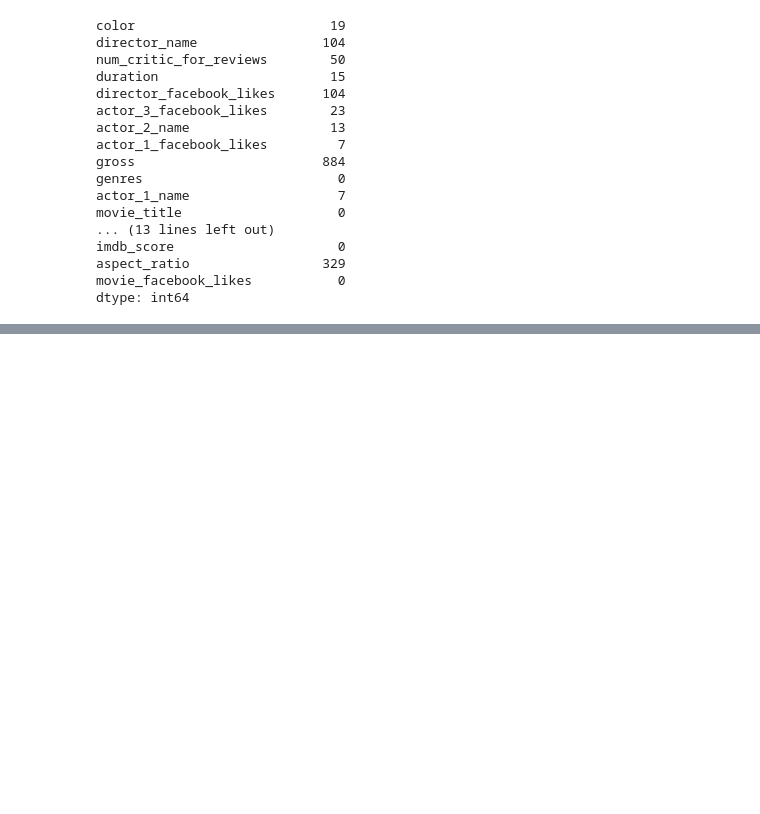
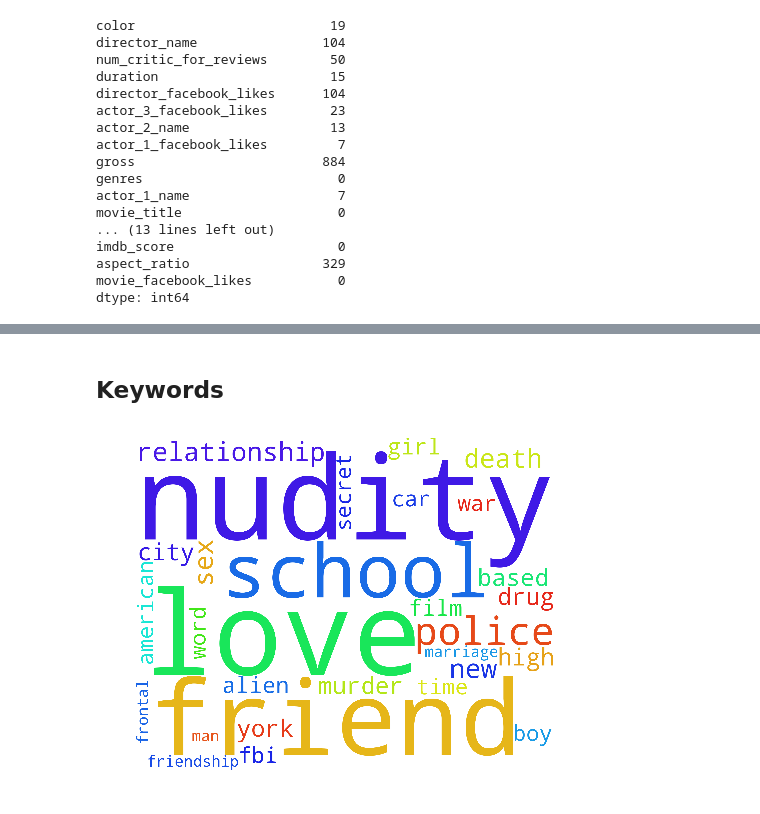
Before and after one commit to phayv/Data-Science-ML-Projects, a Jupyter notebook: Current Project MOVIES/main.ipynb, the cells around one changed output, grey strips where cells are left out. Saved outputs shown, nothing was run; the diff lists cells and outputs as text; code cells hidden in the pictures; blank space fills up the shorter version.

```diff
--- a/Current Project MOVIES/main.ipynb
+++ b/Current Project MOVIES/main.ipynb
@@ -85,0 +156,32 @@ plt.scatter(temp_df['cast_total_facebook_likes'],temp_df['imdb_score'])
+# %% [markdown]
+## Keywords
+# %%
+'''
+A wordcloud of the top 30 words that appear
+'''
+
+df = df[df['num_voted_users'] > 100][['plot_keywords', 'gross', 'budget','duration','imdb_score', 'movie_title']]
+# Split the plot_keyword string based on '|' and add an row for each string that is returned
+tags = df['plot_keywords'].copy().str.split('|').apply(pd.Series, 1).stack()
+tags.index = tags.index.droplevel(-1)
+tags.index
+tags.name = 'tags'
+df = df.join(tags)
+count_vect = CountVectorizer(ngram_range=(1,2), stop_words ={'and', 'in', 'of', 'the', 'on','to', 'title','reference',\
+                                                             'female','male','by'})
+
+sWords = {'and', 'in', 'of', 'the', 'on','to', 'title','reference','female','male','by'}
+tagsString = " ".join(df.tags.dropna().tolist())
+wordcloud = WordCloud(stopwords=sWords,
+                          background_color='white',
+                          max_words = 30,
+                          width=2500,
+                          height=2000
+                         ).generate(tagsString)
+
+plt.rcParams["figure.figsize"] = [10, 6]
+plt.imshow(wordcloud)
+plt.axis('off')
+plt.show()
+# %% [output]
+[figure, added]
```
Also changed, not shown: parts of 14 cells of this notebook.
